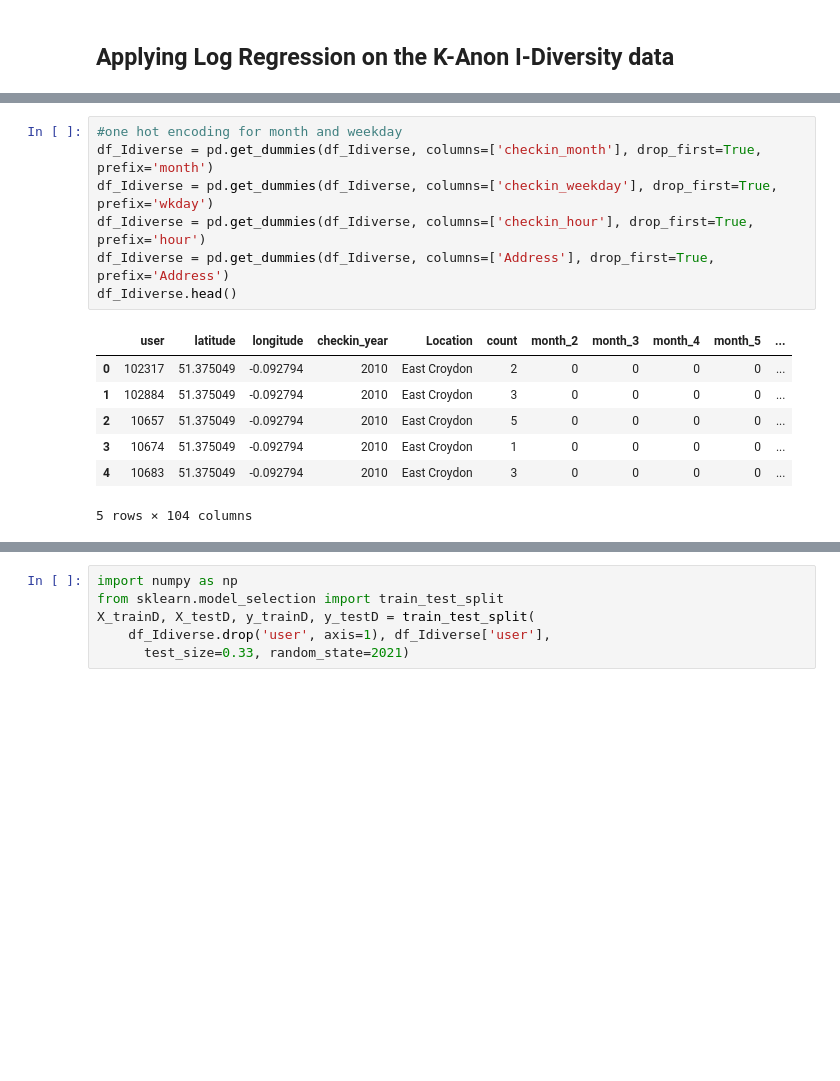
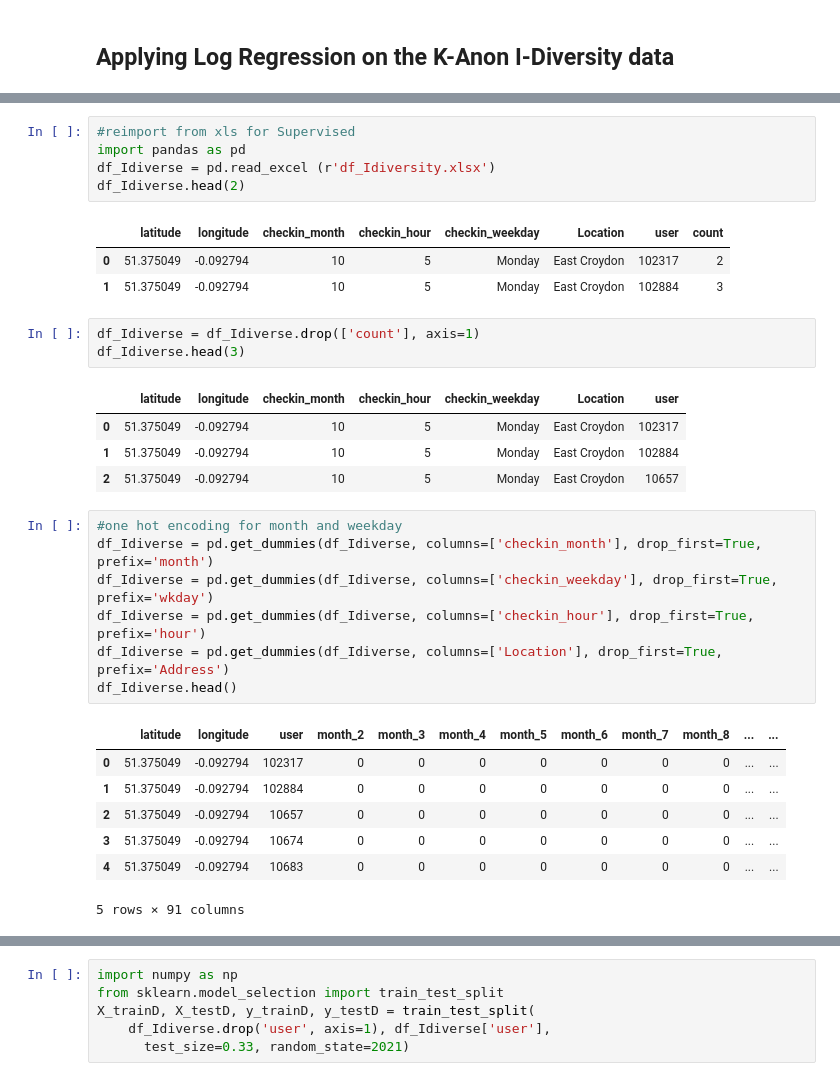
Before and after one commit to bwozny/Location-based-Privacy-Protection, a Jupyter notebook: 2. LBS K-Anonymity.ipynb, the cells around one changed output, grey strips where cells are left out. Saved outputs shown, nothing was run; the diff lists cells and outputs as text; blank space fills up the shorter version.

```diff
--- a/2. LBS K-Anonymity.ipynb
+++ b/2. LBS K-Anonymity.ipynb
@@ -850,15 +775,32 @@ df_Idiverse.head(2)
+# %%
+#reimport from xls for Supervised
+import pandas as pd
+df_Idiverse = pd.read_excel (r'df_Idiversity.xlsx')
+df_Idiverse.head(2)
+# %% [output]
+|  | latitude | longitude | checkin_month | checkin_hour | checkin_weekday | Location | user | count |
+| 0 | 51.375049 | -0.092794 | 10 | 5 | Monday | East Croydon | 102317 | 2 |
+| 1 | 51.375049 | -0.092794 | 10 | 5 | Monday | East Croydon | 102884 | 3 |
+# %%
+df_Idiverse = df_Idiverse.drop(['count'], axis=1)
+df_Idiverse.head(3)
+# %% [output]
+|  | latitude | longitude | checkin_month | checkin_hour | checkin_weekday | Location | user |
+| 0 | 51.375049 | -0.092794 | 10 | 5 | Monday | East Croydon | 102317 |
+| 1 | 51.375049 | -0.092794 | 10 | 5 | Monday | East Croydon | 102884 |
+| 2 | 51.375049 | -0.092794 | 10 | 5 | Monday | East Croydon | 10657 |
 # %%
 #one hot encoding for month and weekday
 df_Idiverse = pd.get_dummies(df_Idiverse, columns=['checkin_month'], drop_first=True, prefix='month')
 df_Idiverse = pd.get_dummies(df_Idiverse, columns=['checkin_weekday'], drop_first=True, prefix='wkday')
 df_Idiverse = pd.get_dummies(df_Idiverse, columns=['checkin_hour'], drop_first=True, prefix='hour')
-df_Idiverse = pd.get_dummies(df_Idiverse, columns=['Address'], drop_first=True, prefix='Address')
+df_Idiverse = pd.get_dummies(df_Idiverse, columns=['Location'], drop_first=True, prefix='Address')
 df_Idiverse.head()
 # %% [output]
-|  | user | latitude | longitude | checkin_year | Location | count | month_2 | month_3 | month_4 | month_5 | ... |
-| 0 | 102317 | 51.375049 | -0.092794 | 2010 | East Croydon | 2 | 0 | 0 | 0 | 0 | ... |
-| 1 | 102884 | 51.375049 | -0.092794 | 2010 | East Croydon | 3 | 0 | 0 | 0 | 0 | ... |
-| 2 | 10657 | 51.375049 | -0.092794 | 2010 | East Croydon | 5 | 0 | 0 | 0 | 0 | ... |
-| 3 | 10674 | 51.375049 | -0.092794 | 2010 | East Croydon | 1 | 0 | 0 | 0 | 0 | ... |
-| 4 | 10683 | 51.375049 | -0.092794 | 2010 | East Croydon | 3 | 0 | 0 | 0 | 0 | ... |
+|  | latitude | longitude | user | month_2 | month_3 | month_4 | month_5 | month_6 | month_7 | month_8 | ... | ... |
+| 0 | 51.375049 | -0.092794 | 102317 | 0 | 0 | 0 | 0 | 0 | 0 | 0 | ... | ... |
+| 1 | 51.375049 | -0.092794 | 102884 | 0 | 0 | 0 | 0 | 0 | 0 | 0 | ... | ... |
+| 2 | 51.375049 | -0.092794 | 10657 | 0 | 0 | 0 | 0 | 0 | 0 | 0 | ... | ... |
+| 3 | 51.375049 | -0.092794 | 10674 | 0 | 0 | 0 | 0 | 0 | 0 | 0 | ... | ... |
+| 4 | 51.375049 | -0.092794 | 10683 | 0 | 0 | 0 | 0 | 0 | 0 | 0 | ... | ... |
-5 rows × 104 columns
+5 rows × 91 columns
```
Also changed, not shown: parts of 56 cells of this notebook, 4 other files.
